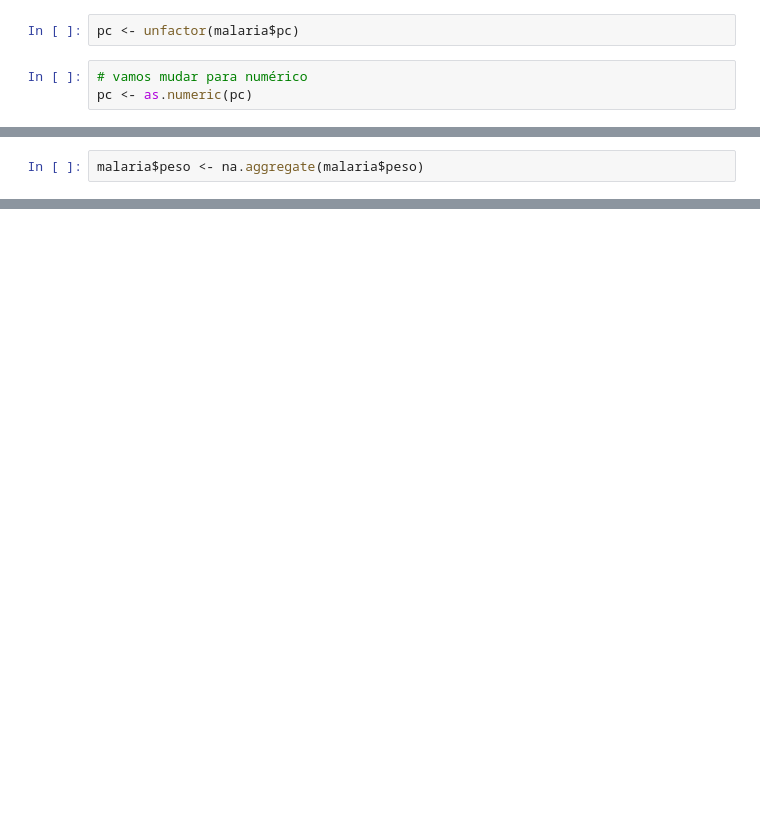
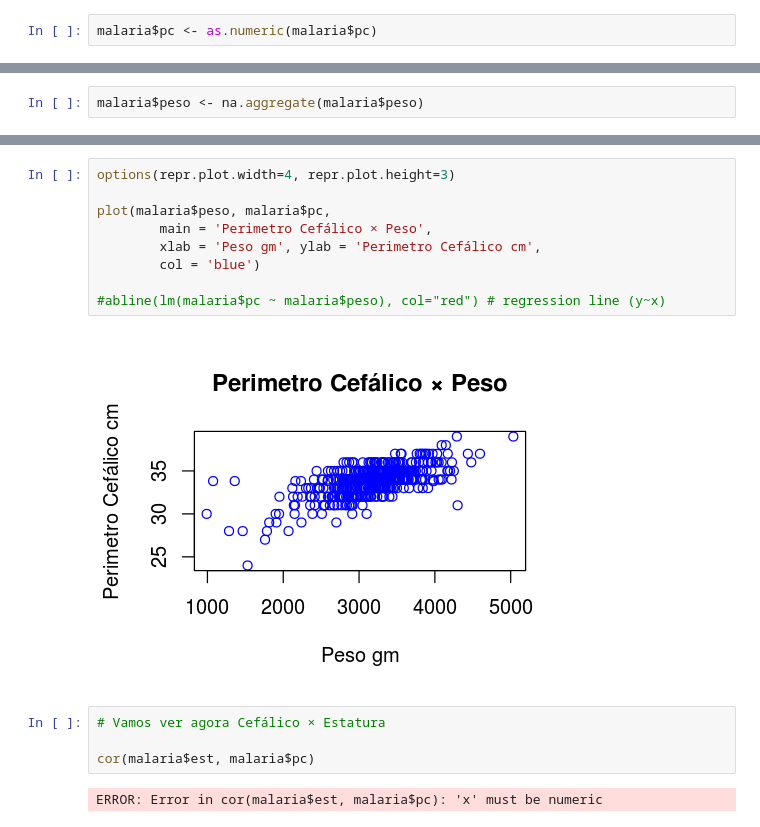
Before and after one commit to SCloves/Lista_3_Descritiva, a Jupyter notebook: Rascunhos.ipynb, the cells around one changed output, grey strips where cells are left out. Cells and saved outputs as stored; diff of their text form; blank space fills up the shorter version.

```diff
--- a/Rascunhos.ipynb
+++ b/Rascunhos.ipynb
@@ -34,8 +25,5 @@ library(varhandle)
-# %%
-pc <- unfactor(malaria$pc)
 # %%
-# vamos mudar para numérico
-pc <- as.numeric(pc)
+malaria$pc <- as.numeric(malaria$pc)
 # %% [output]
 Warning message in eval(expr, envir, enclos):
 “NAs introduzidos por coerção”
@@ -59,2 +44,19 @@ cor(malaria$peso, malaria$pc)
 # %% [output]
 [1] 0.6579632
+# %%
+options(repr.plot.width=4, repr.plot.height=3)
+
+plot(malaria$peso, malaria$pc,
+        main = 'Perimetro Cefálico × Peso',
+        xlab = 'Peso gm', ylab = 'Perimetro Cefálico cm',
+        col = 'blue')
+
+#abline(lm(malaria$pc ~ malaria$peso), col="red") # regression line (y~x)
+# %% [output]
+[figure, added]
+# %%
+# Vamos ver agora Cefálico × Estatura
+
+cor(malaria$est, malaria$pc)
+# %% [output]
+ERROR: Error in cor(malaria$est, malaria$pc): 'x' must be numeric
```
Also changed, not shown: parts of 36 cells of this notebook.
